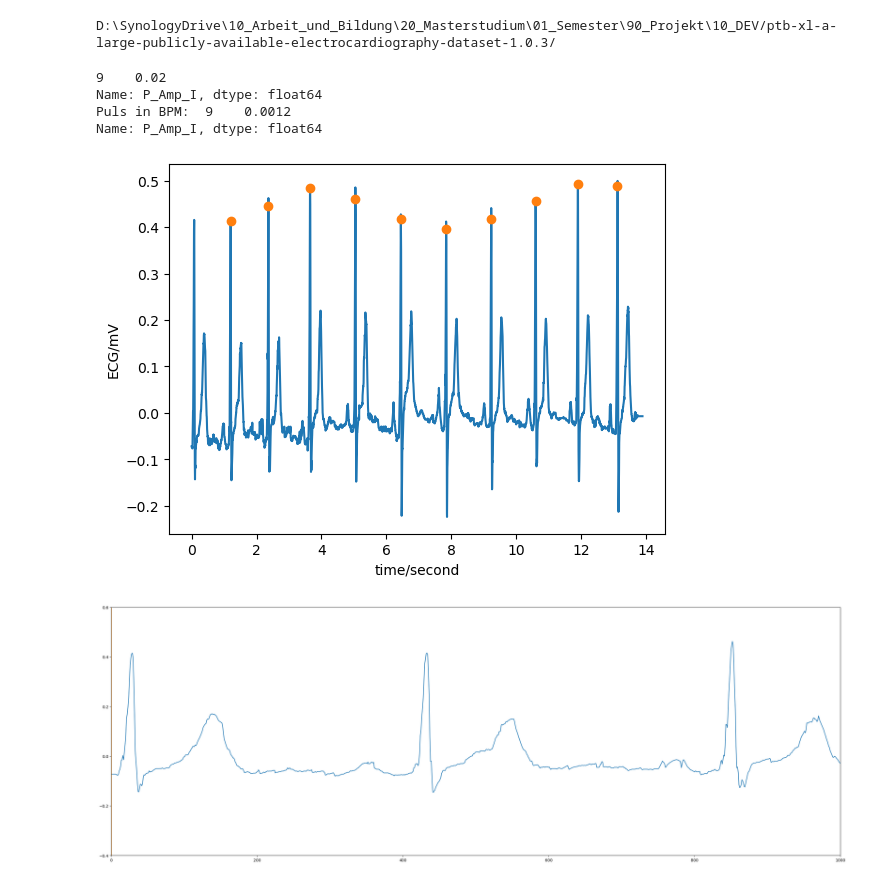
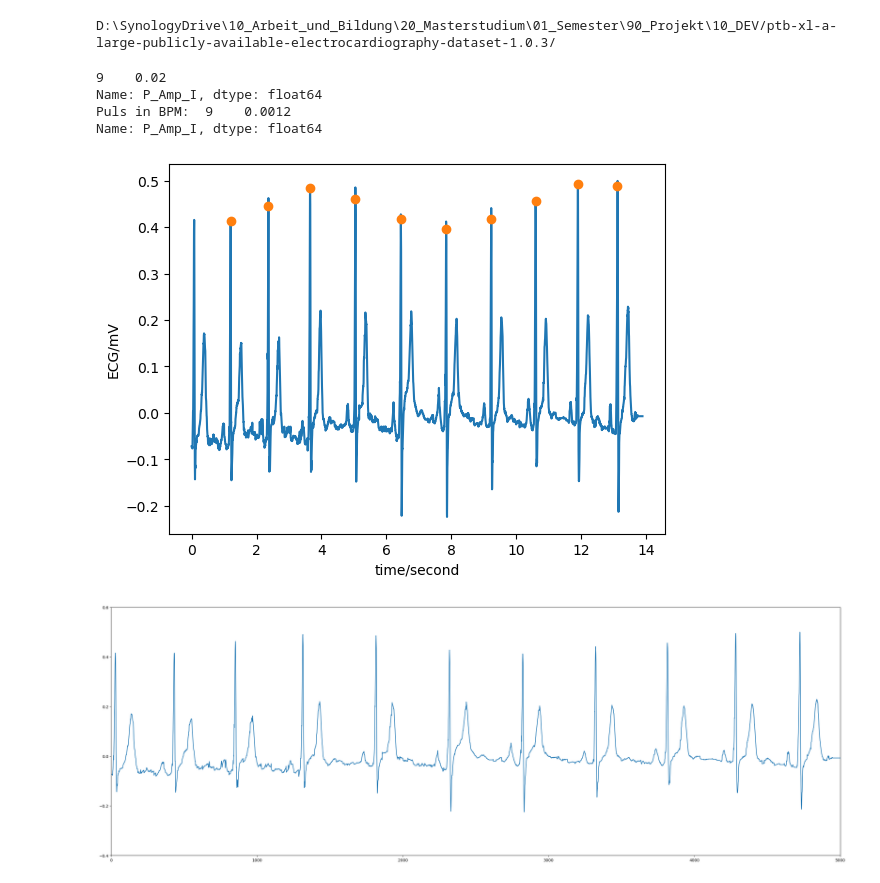
Before and after one commit to lukpausr/HKA_EKG_Signalverarbeitung, a Jupyter notebook: test.ipynb, the cells around one changed output. Drawn from its saved outputs; the diff is of its cells as text; code cells hidden in the pictures.

```diff
--- a/test.ipynb
+++ b/test.ipynb
@@ -49,8 +48,9 @@ features = label_uni_g_selected["P_Amp_I"]
 import matplotlib.figure
 import wfdb.processing
 import wfdb.processing.evaluate
+import wfdb.processing.qrs
 
-features = label_uni_g_selected[""]
+features = label_uni_g_selected["P_Amp_I"]
 print(features)
 print("Puls in BPM: ", features / 1000 * 60)
 
@@ -65,32 +65,32 @@ leads = X_selected[0]
 median_lead = np.transpose(np.median(np.transpose(leads), axis=0))
 
 rpeaks = wfdb.processing.xqrs_detect(median_lead, fs=500, verbose=False)
 fig = wfdb.plot_items(
     median_lead,
     [rpeaks],
     fs=360,
     sig_name=["ECG"],
     sig_units=["mV"],
     time_units="seconds",
     return_fig=True,
     ann_style="o",
 )
 
 # Plot graphic
 fig, ax = plt.subplots()
 ax.plot(median_lead)
-ax.set(ylim=(-0.4, 0.6), xlim=(0,1000))
+ax.set(ylim=(-0.4, 0.6), xlim=(0,5000))
 fig.tight_layout()
 fig.set_figwidth(30)
 fig.set_figheight(10)
 
 ax.plot([features.iloc[0], features.iloc[0]],[-1,1],marker = 'o')
 
 plt.show()
 # %% [output]
 9    0.02
 Name: P_Amp_I, dtype: float64
 Puls in BPM:  9    0.0012
 Name: P_Amp_I, dtype: float64
 [figure]
-[figure, old version]
+[figure, new version]
```
Also changed, not shown: parts of 1 cell of this notebook, 3 other files.
